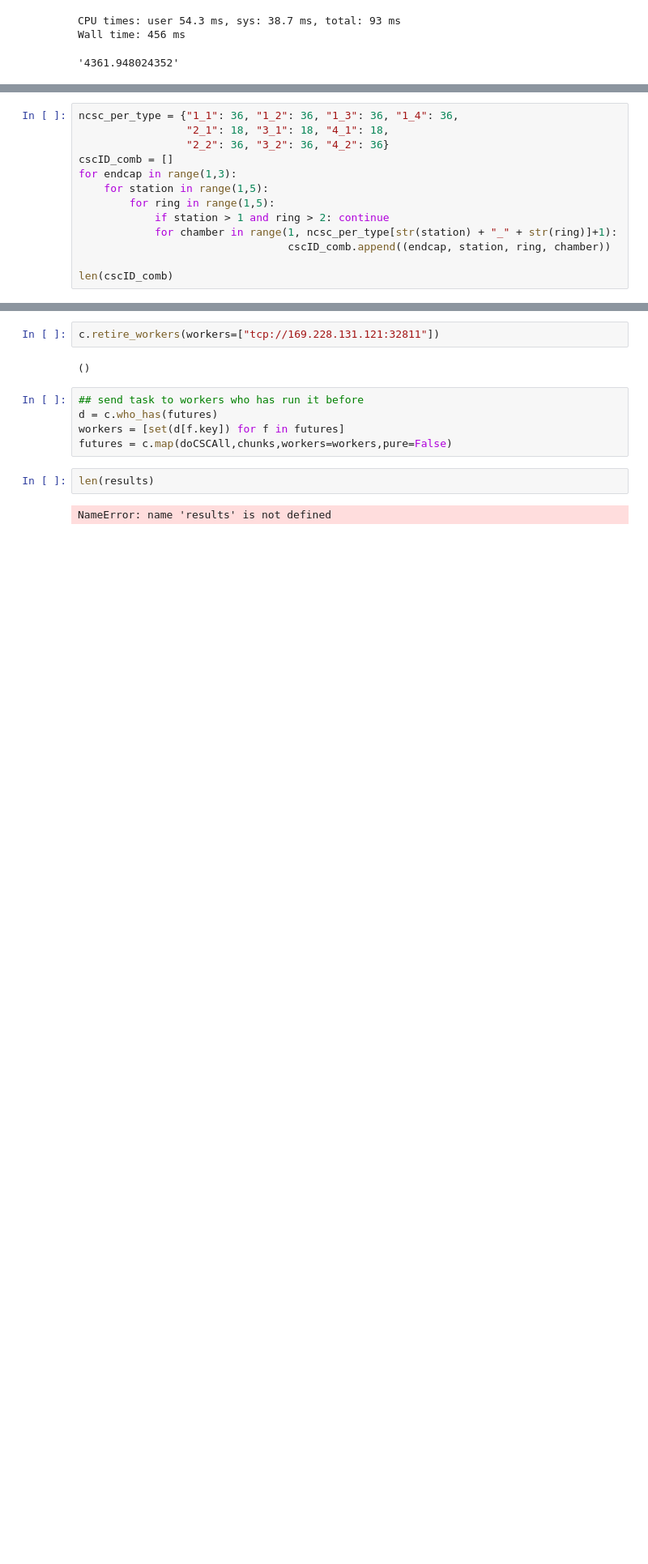
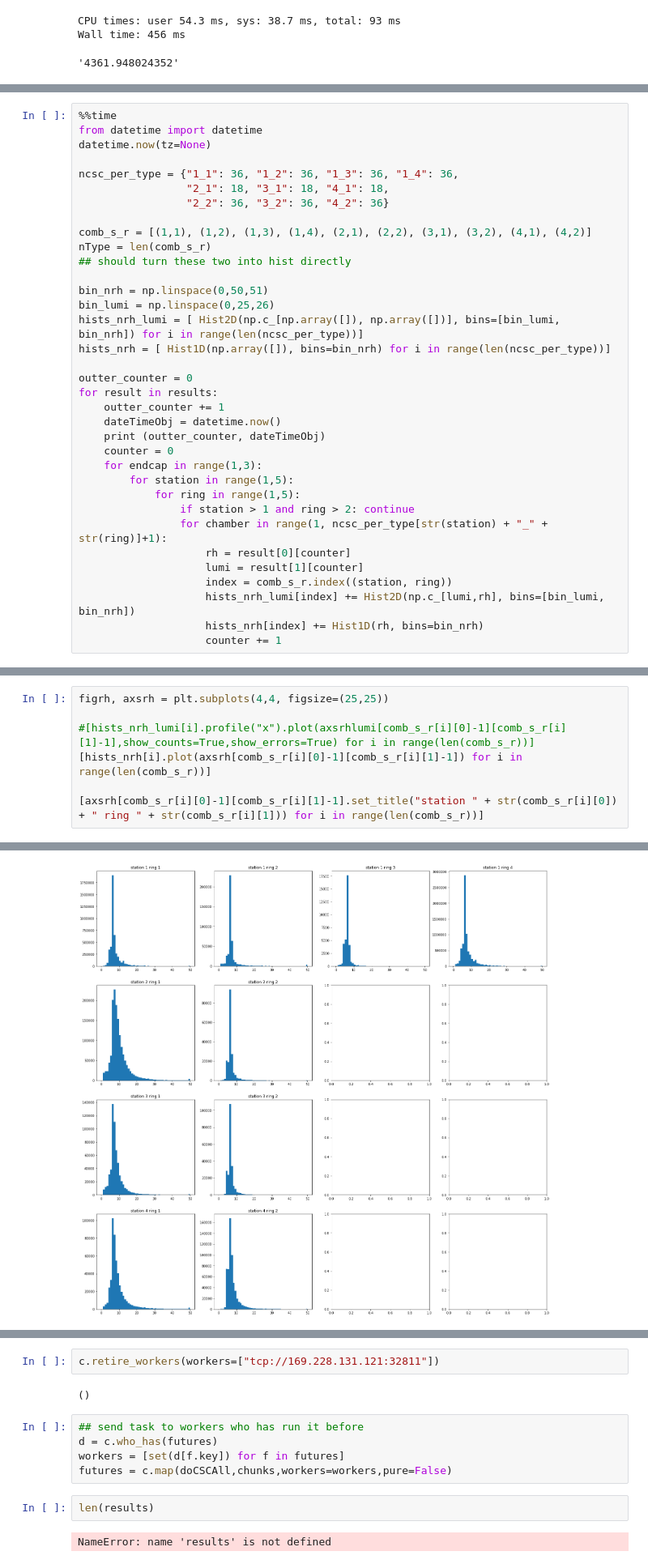
Before and after one commit to mhl0116/CSCSoftware, a Jupyter notebook: notebooks/try_ucsddask.ipynb, the cells around one changed output, grey strips where cells are left out. Shown at 81% size. Cells and saved outputs as stored; diff of their text form; blank space fills up the shorter version.

```diff
--- a/notebooks/try_ucsddask.ipynb
+++ b/notebooks/try_ucsddask.ipynb
@@ -537,14 +774,36 @@ len(results)
 # %%
+%%time
+from datetime import datetime
+datetime.now(tz=None)
+
 ncsc_per_type = {"1_1": 36, "1_2": 36, "1_3": 36, "1_4": 36,
                  "2_1": 18, "3_1": 18, "4_1": 18,
                  "2_2": 36, "3_2": 36, "4_2": 36}
-cscID_comb = []
-for endcap in range(1,3):
-    for station in range(1,5):
-        for ring in range(1,5):
-            if station > 1 and ring > 2: continue
-            for chamber in range(1, ncsc_per_type[str(station) + "_" + str(ring)]+1):
-                                 cscID_comb.append((endcap, station, ring, chamber))
 
-len(cscID_comb)
+comb_s_r = [(1,1), (1,2), (1,3), (1,4), (2,1), (2,2), (3,1), (3,2), (4,1), (4,2)]
+nType = len(comb_s_r)
+## should turn these two into hist directly
+
+bin_nrh = np.linspace(0,50,51)
+bin_lumi = np.linspace(0,25,26)
+hists_nrh_lumi = [ Hist2D(np.c_[np.array([]), np.array([])], bins=[bin_lumi, bin_nrh]) for i in range(len(ncsc_per_type))]
+hists_nrh = [ Hist1D(np.array([]), bins=bin_nrh) for i in range(len(ncsc_per_type))]
+
+outter_counter = 0
+for result in results:
+    outter_counter += 1
+    dateTimeObj = datetime.now()
+    print (outter_counter, dateTimeObj)
+    counter = 0
+    for endcap in range(1,3):
+        for station in range(1,5):
+            for ring in range(1,5):
+                if station > 1 and ring > 2: continue
+                for chamber in range(1, ncsc_per_type[str(station) + "_" + str(ring)]+1):
+                    rh = result[0][counter]
+                    lumi = result[1][counter]
+                    index = comb_s_r.index((station, ring))
+                    hists_nrh_lumi[index] += Hist2D(np.c_[lumi,rh], bins=[bin_lumi, bin_nrh])
+                    hists_nrh[index] += Hist1D(rh, bins=bin_nrh)
+                    counter += 1
 # %% [output]
@@ -551,0 +840,8 @@ len(cscID_comb)
+# %%
+figrh, axsrh = plt.subplots(4,4, figsize=(25,25))
+
+#[hists_nrh_lumi[i].profile("x").plot(axsrhlumi[comb_s_r[i][0]-1][comb_s_r[i][1]-1],show_counts=True,show_errors=True) for i in range(len(comb_s_r))]
+[hists_nrh[i].plot(axsrh[comb_s_r[i][0]-1][comb_s_r[i][1]-1]) for i in range(len(comb_s_r))]
+
+[axsrh[comb_s_r[i][0]-1][comb_s_r[i][1]-1].set_title("station " + str(comb_s_r[i][0]) + " ring " + str(comb_s_r[i][1])) for i in range(len(comb_s_r))]
+# %% [output]
@@ -551,0 +858 @@ len(cscID_comb)
+[figure, added]
```
Also changed, not shown: parts of 58 cells of this notebook.
